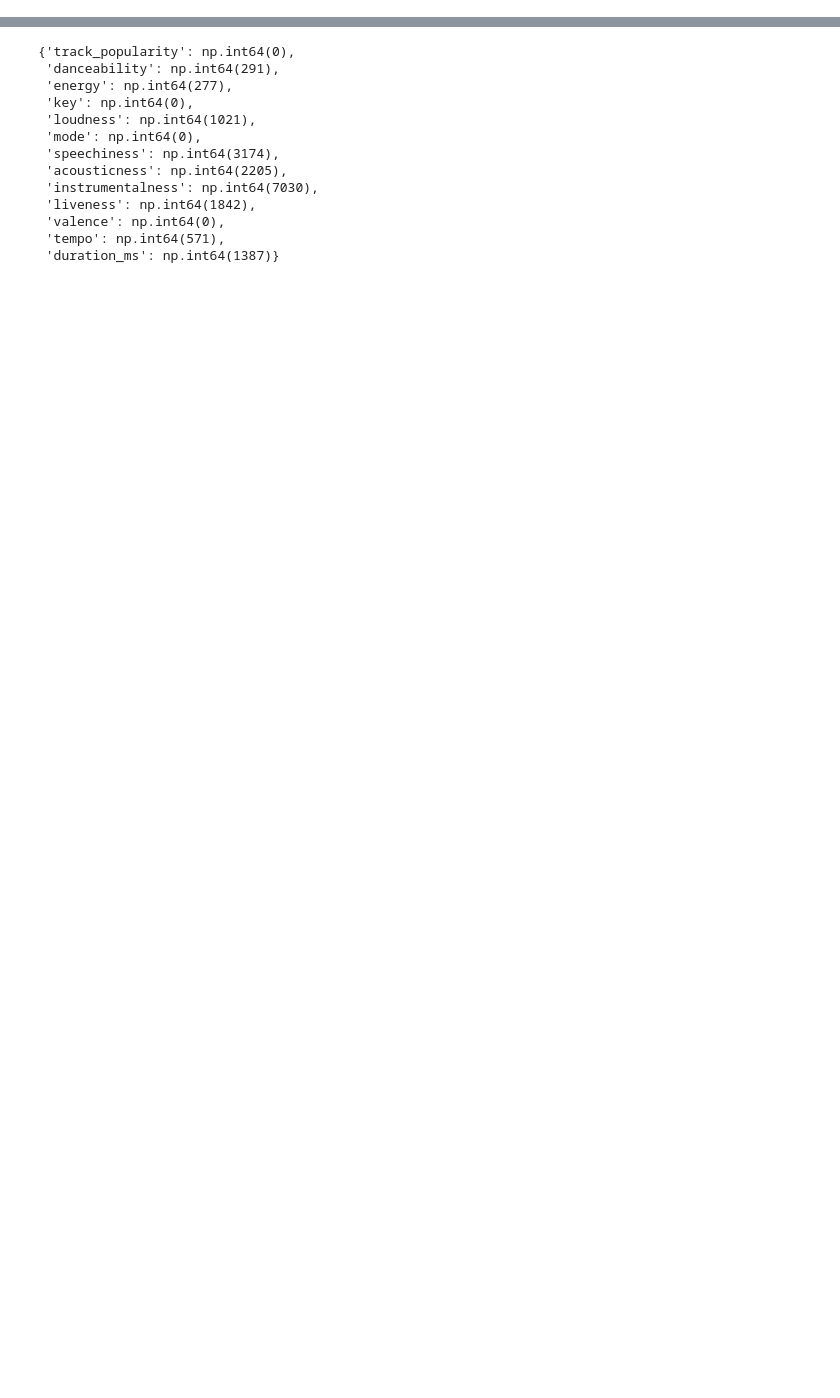
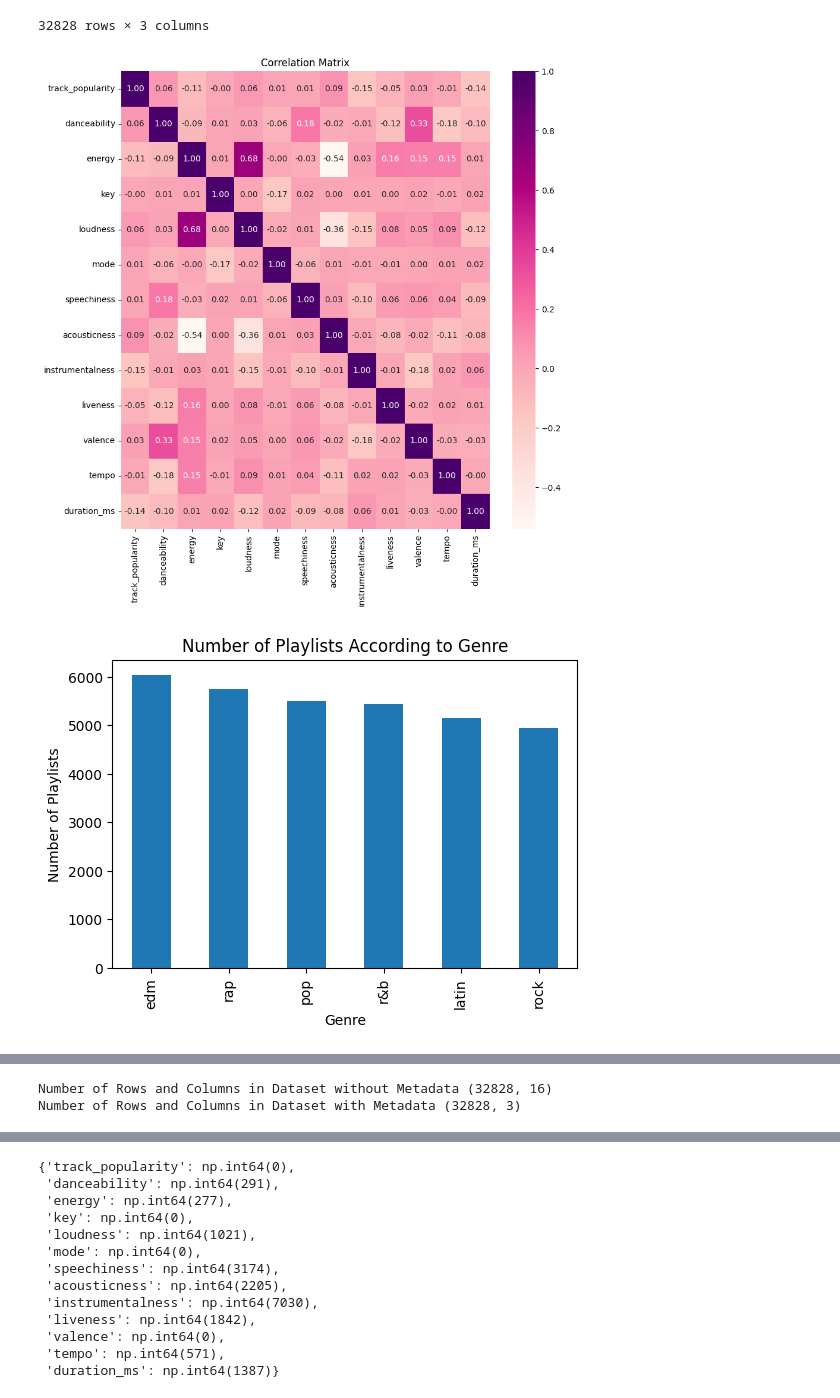
Before and after one commit to AaronSxng/CIS4930-ML-Final-Project, a Jupyter notebook: datapreprocessing.ipynb, the cells around one changed output, grey strips where cells are left out. Drawn from its saved outputs; the diff is of its cells as text; code cells hidden in the pictures; blank space fills up the shorter version.

```diff
--- a/datapreprocessing.ipynb
+++ b/datapreprocessing.ipynb
@@ -1,13 +1,15 @@
 # %%
 #load dataset, fix null/duplicated values and remove useless cat cols and save important cat cols.
 
+# !pip install seaborn kagglehub scikit-learn
+!pip install imbalanced-learn
 import pandas as pd
 import seaborn as sns
 import matplotlib.pyplot as plt
 
 import kagglehub
 import os
-
+print("Current working directory:", os.getcwd())
 # Download latest version
 path = kagglehub.dataset_download("joebeachcapital/30000-spotify-songs")
 print("Path to dataset files:", path)
@@ -17,17 +19,54 @@ spotify_df_full = pd.read_csv(csv_path)
 
 ## spotify_df_full = pd.read_csv('data/spotify_songs.csv')
 
+
 #check num of null values in each feature
-#print("Number of null values in each column", spotify_df_full.isnull().sum())
+print("Number of null values in each column", spotify_df_full.isnull().sum())
 
 #check num of duplicated values in each feature
-#print("Number of duplicated values in each column: ", spotify_df_full.duplicated().sum())
+print("Number of duplicated values in each column: ", spotify_df_full.duplicated().sum())
 
-# print row and columns shape
-print("Dataset shape (rows, columns): ", spotify_df_full.shape)
-#print features (4 per line)
-print("Dataset features: ")
-features = spotify_df_full.columns.tolist()
-for i in range(0, len(features), 4):
-    print(features[i:i+4])
+#drop duplicates & drop null values
+spotify_df = spotify_df_full.drop_duplicates().dropna()
+
+
+#drop categorical values that aren't going to be used
+spotify_df = spotify_df.drop(columns=["track_id" , "track_album_id", "track_album_release_date", "playlist_id"])
+
+
+#save important categorical information in a different df
+recommendation_info = spotify_df[['track_artist', 'track_name', 'track_album_name']]
+display(recommendation_info)
+
+
+#see if any values are highly correlated > 0.75 because to prevent inflation of feature importance.
+numerical_cols = spotify_df.select_dtypes(include=['float64', 'int64']).columns
+correlation_matrix = spotify_df[numerical_cols].corr()
+
+plt.figure(figsize=(10,10))
+sns.heatmap(correlation_matrix, annot=True, cmap="RdPu", fmt=".2f")
+plt.title("Correlation Matrix")
+plt.show()
+
+
+plt.figure(figsize=(6,4))
+playlist_genre = spotify_df['playlist_genre'].value_counts().plot(kind='bar')
+plt.ylabel("Number of Playlists")
+plt.xlabel("Genre")
+plt.title("Number of Playlists According to Genre")
+plt.show()
+
+plt.figure(figsize=(6,4))
+subgr = spotify_df['playlist_subgenre'].value_counts().plot(kind='bar')
+plt.ylabel("Number of Playlists")
+plt.xlabel("Sub-Genre")
+plt.title("Number of Playlists According to Sub-Genre")
+plt.show()
+spotify_df = spotify_df.drop(columns=['track_artist', 'track_name', 'track_album_name'])
+
+print(f'Number of Rows and Columns in Dataset without Metadata {spotify_df.shape}')
+print(f'Number of Rows and Columns in Dataset with Metadata {recommendation_info.shape}')
+
+display(spotify_df.describe())
+display(recommendation_info.head())
 # %% [output]
@@ -50,0 +108,3 @@ playlist_subgenre           0
+32828 rows × 3 columns
+[figure, added]
+[figure, added]
@@ -50,0 +112,2 @@ playlist_subgenre           0
+Number of Rows and Columns in Dataset without Metadata (32828, 16)
+Number of Rows and Columns in Dataset with Metadata (32828, 3)
```
Also changed, not shown: parts of 14 cells of this notebook, 5 other files.
